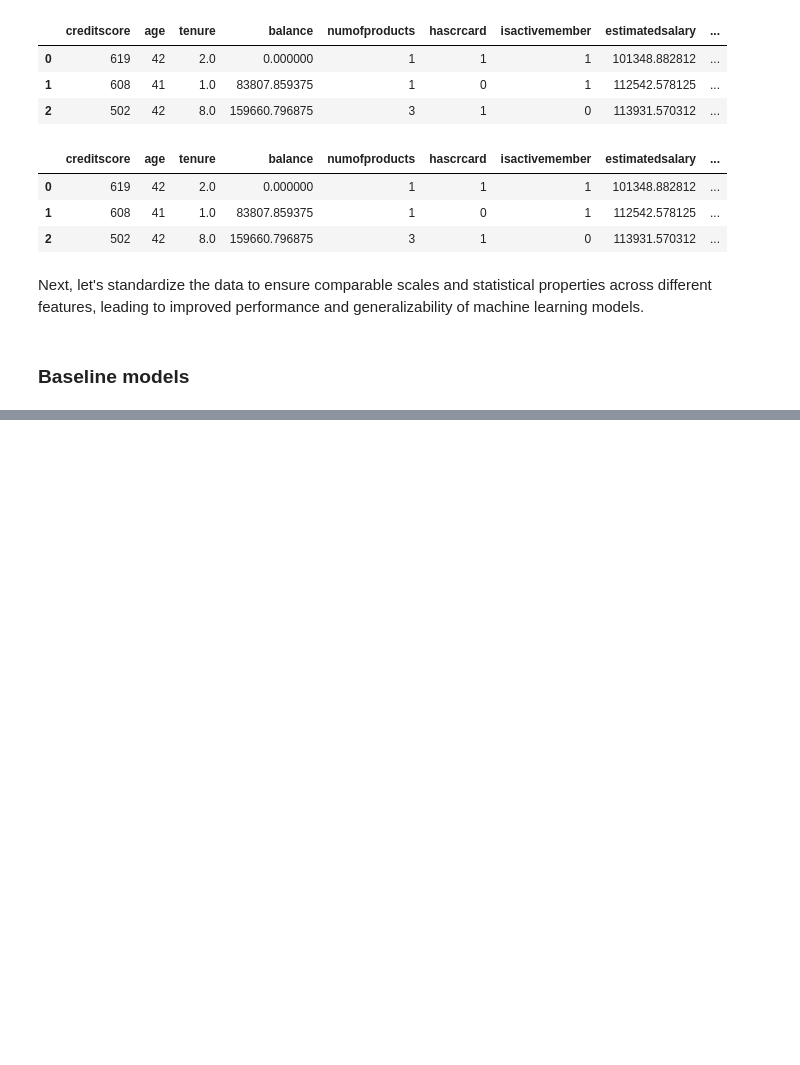
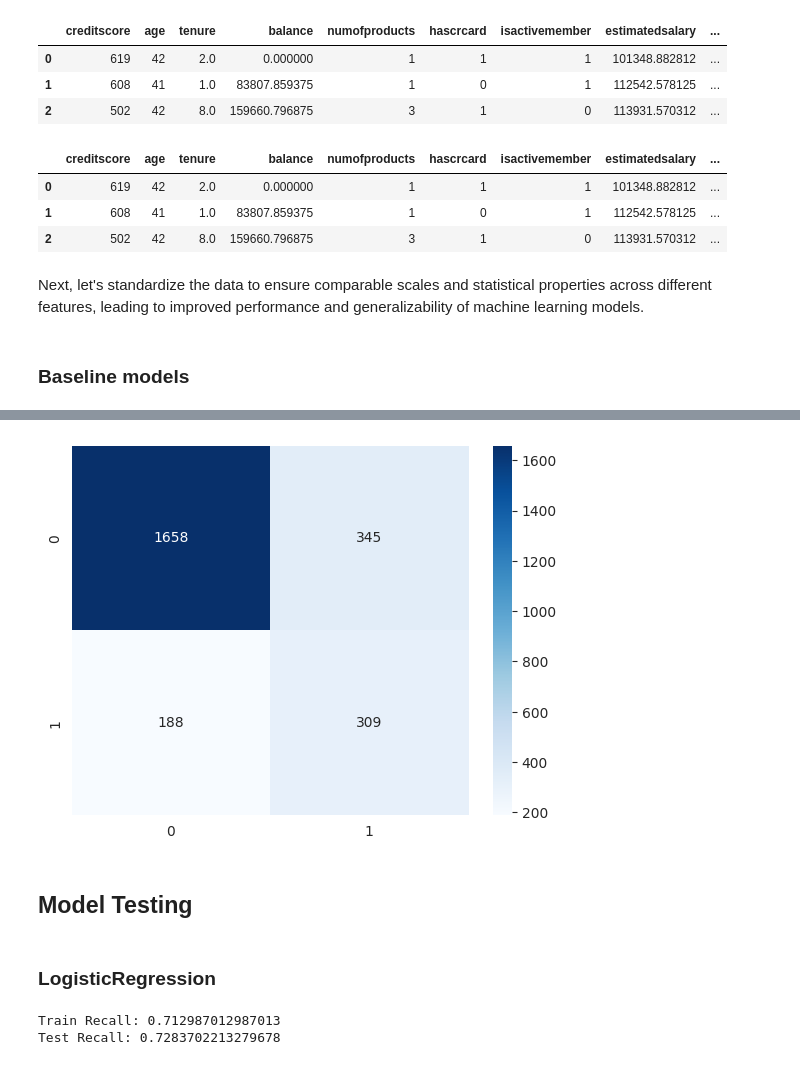
Before and after one commit to dkalenov/bank-customer-churn-prediction, a Jupyter notebook: Bank_customer_churn_prediction.ipynb, the cells around one changed output, grey strips where cells are left out. Saved outputs shown, nothing was run; the diff lists cells and outputs as text; code cells hidden in the pictures; blank space fills up the shorter version.

```diff
--- a/Bank_customer_churn_prediction.ipynb
+++ b/Bank_customer_churn_prediction.ipynb
@@ -995,0 +1135,26 @@ models_df
+# %%
+from sklearn.metrics import confusion_matrix
+import seaborn as sns
+
+cm_train = confusion_matrix(y_test, y_test_predict)
+sns.heatmap(cm_train, annot=True, fmt='d', cmap='Blues')
+plt.show()
+# %% [output]
+[figure, added]
+# %% [markdown]
+## Model Testing
+# %% [markdown]
+### LogisticRegression
+# %%
+lr.fit(X_train_scaled, y_train)
+
+lr_train_pred = lgbm.predict(X_train_scaled)
+lr_test_pred = lgbm.predict(X_test_scaled)
+
+recall_train = metrics.recall_score(y_train, lr_train_pred)
+recall_test = metrics.recall_score(y_test, lr_test_pred)
+print(f"Train Recall: {recall_train}")
+print(f"Test Recall: {recall_test}")
+# %% [output]
+Train Recall: 0.712987012987013
+Test Recall: 0.7283702213279678
```
Also changed, not shown: parts of 27 cells of this notebook.
